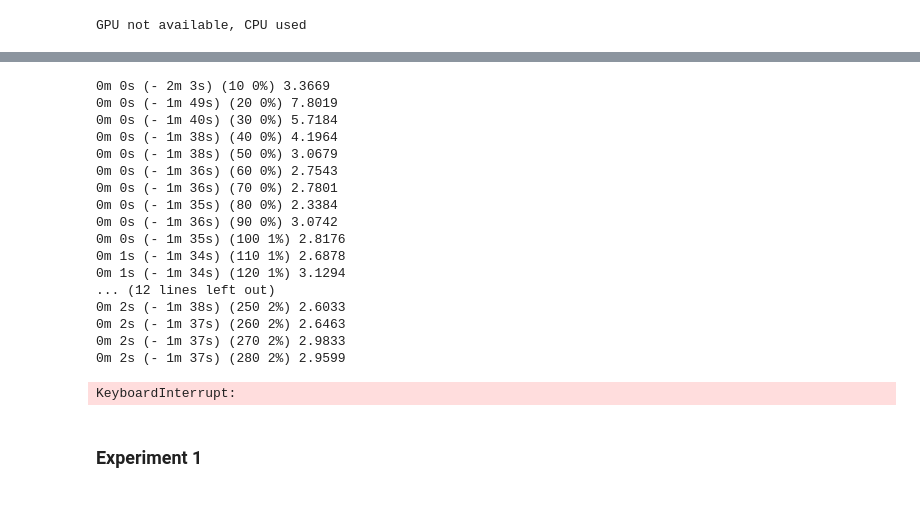
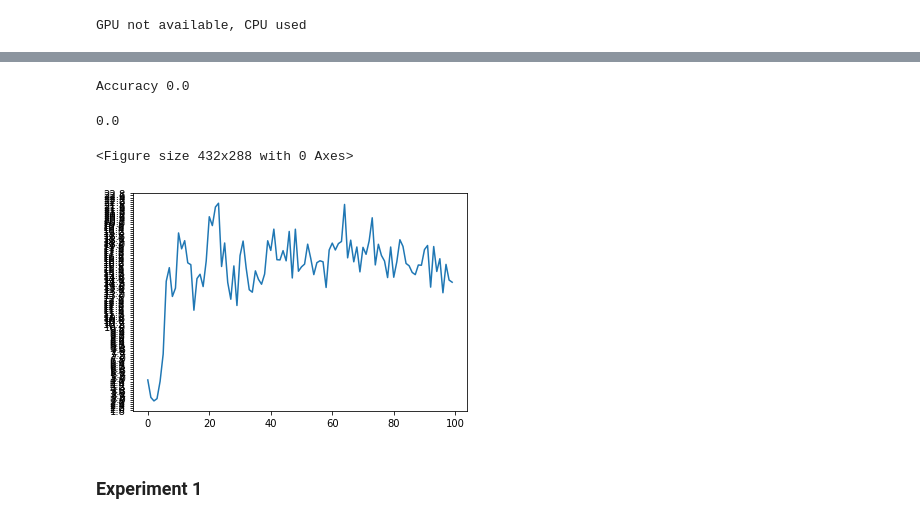
Before and after one commit to christianjensen2903/ATNLP, a Jupyter notebook: Notebook 1.ipynb, the cells around one changed output, grey strips where cells are left out. Cells and saved outputs as stored; diff of their text form; code cells hidden in the pictures.

```diff
--- a/Notebook 1.ipynb
+++ b/Notebook 1.ipynb
@@ -109,17 +109,16 @@ def train_iteration(input_tensor, target_tensor, encoder, decoder, encoder_optim
 
     return loss.item() / target_length
 # %%
-def train(encoder, decoder, n_iters, print_every=1000, plot_every=100, learning_rate=1e-2):
-    start = time.time()
+def train(encoder, decoder, n_iters, print_every=1000, plot_every=100, learning_rate=1e-2, verbose = False):
     plot_losses = []
     print_loss_total = 0  # Reset every print_every
     plot_loss_total = 0  # Reset every plot_every
 
-    encoder_optimizer = optim.SGD(encoder.parameters(), lr=learning_rate)
-    decoder_optimizer = optim.SGD(decoder.parameters(), lr=learning_rate)
+    encoder_optimizer = optim.Adam(encoder.parameters(), lr=learning_rate)
+    decoder_optimizer = optim.Adam(decoder.parameters(), lr=learning_rate)
     criterion = nn.NLLLoss()
 
-    for iteration in range(1, n_iters + 1):
+    for iteration in tqdm(range(1, n_iters + 1), total=n_iters, leave=False, desc="Training"):
         X, y = train_dataset[random.randrange(len(train_dataset))]
         input_tensor, target_tensor = train_dataset.convert_to_tensor(X, y)
 
@@ -127,12 +126,11 @@ def train(encoder, decoder, n_iters, print_every=1000, plot_every=100, learning_
         print_loss_total += loss
         plot_loss_total += loss
 
-        if iteration % print_every == 0:
+        if iteration % print_every == 0 and verbose:
             print_loss_avg = print_loss_total / print_every
             print_loss_total = 0
             # wandb.log({"avg_loss": print_loss_avg})
-            print('%s (%d %d%%) %.4f' % (helper.time_since(start, iteration / n_iters),
-                                         iteration, iteration / n_iters * 100, print_loss_avg))
+            print('%d (%d%%): %.4f' % (iteration, iteration / n_iters * 100, print_loss_avg))
 
         if iteration % plot_every == 0:
             plot_loss_avg = plot_loss_total / plot_every
@@ -140,5 +138,7 @@ def train(encoder, decoder, n_iters, print_every=1000, plot_every=100, learning_
             plot_loss_total = 0
 
     helper.show_plot(plot_losses)
+
+    return encoder, decoder
 # %%
 def evaluate(dataset, encoder, decoder, max_length, verbose=False, batch_size=1, shuffle=False):
@@ -202,39 +398,27 @@ def evaluate(dataset, encoder, decoder, max_length, verbose=False, batch_size=1,
 # %%
 hidden_size = 256
 
 config = {
     'HIDDEN_SIZE': 256, # 25, 50, 100, 200, or 400
     'RNN_TYPE': 'RNN', # RNN, GRU or LSTM
     'N_LAYERS': 2, # 1 or 2
     'DROPOUT': 0, # 0, 0.1 or 0.5
 }
 
 wandb.config = config
 
-encoder1 = models.EncoderRNN(train_dataset.input_lang.n_words, config['HIDDEN_SIZE'], device, config['N_LAYERS'], config['RNN_TYPE'], config['DROPOUT']).to(device)
-decoder1 = models.DecoderRNN(train_dataset.output_lang.n_words, config['HIDDEN_SIZE'], config['N_LAYERS'], config['RNN_TYPE'], config['DROPOUT']).to(device)
+encoder = models.EncoderRNN(train_dataset.input_lang.n_words, config['HIDDEN_SIZE'], device, config['N_LAYERS'], config['RNN_TYPE'], config['DROPOUT']).to(device)
+decoder = models.DecoderRNN(train_dataset.output_lang.n_words, config['HIDDEN_SIZE'], config['N_LAYERS'], config['RNN_TYPE'], config['DROPOUT']).to(device)
 # decoder1 = AttnDecoderRNN(train_dataset.output_lang.n_words, config['HIDDEN_SIZE'], config['N_LAYERS'], config['RNN_TYPE'], config['RNN_TYPE']).to(device)
 
-train(encoder1, decoder1, 10000, print_every=10)
+encoder, decoder = train(encoder, decoder, 10000, print_every=100, learning_rate=0.001)
+
+evaluate(test_dataset, encoder, decoder, max_length=100, verbose=True)
 # %% [output]
-0m 0s (- 2m 3s) (10 0%) 3.3669
-0m 0s (- 1m 49s) (20 0%) 7.8019
-0m 0s (- 1m 40s) (30 0%) 5.7184
-0m 0s (- 1m 38s) (40 0%) 4.1964
-0m 0s (- 1m 38s) (50 0%) 3.0679
-0m 0s (- 1m 36s) (60 0%) 2.7543
-0m 0s (- 1m 36s) (70 0%) 2.7801
-0m 0s (- 1m 35s) (80 0%) 2.3384
-0m 0s (- 1m 36s) (90 0%) 3.0742
-0m 0s (- 1m 35s) (100 1%) 2.8176
-0m 1s (- 1m 34s) (110 1%) 2.6878
-0m 1s (- 1m 34s) (120 1%) 3.1294
-... (12 lines left out)
-0m 2s (- 1m 38s) (250 2%) 2.6033
-0m 2s (- 1m 37s) (260 2%) 2.6463
-0m 2s (- 1m 37s) (270 2%) 2.9833
-0m 2s (- 1m 37s) (280 2%) 2.9599
+Accuracy 0.0
-KeyboardInterrupt:
+0.0
+<Figure size 432x288 with 0 Axes>
+[figure, added]
 # %% [markdown]
 ### Experiment 1
 # %% [markdown]
```
Also changed, not shown: parts of 3 cells of this notebook, 4 other files.
